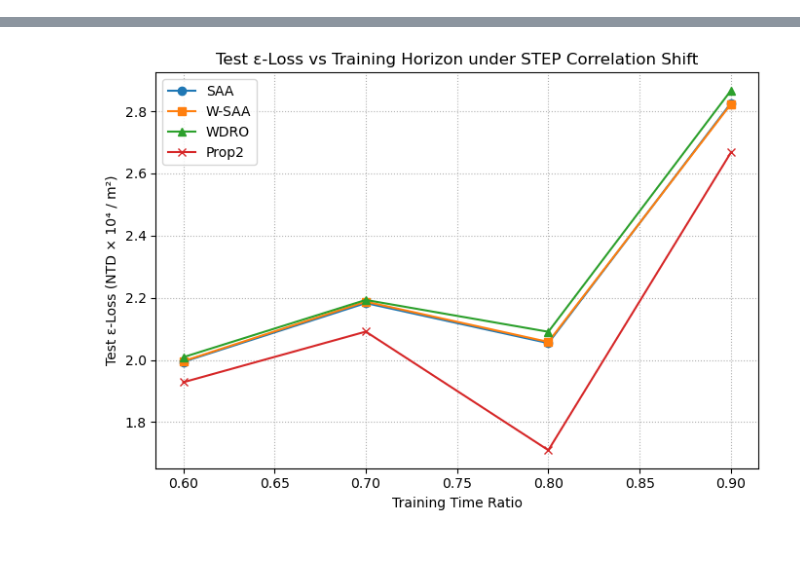
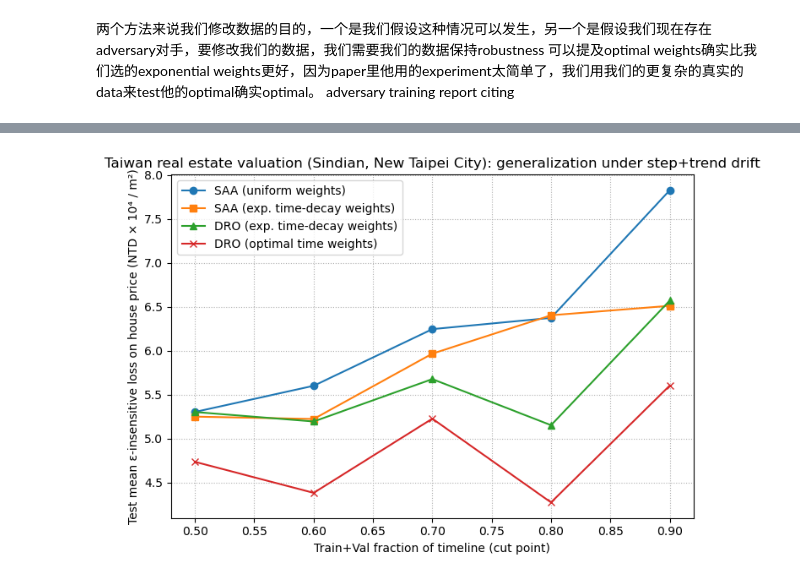
Before and after one commit to ujicrush/SP2, a Jupyter notebook: real estate problem_test for noise.ipynb, the cells around one changed output, grey strips where cells are left out. Saved outputs shown, nothing was run; the diff lists cells and outputs as text; code cells hidden in the pictures; blank space fills up the shorter version.

```diff
--- a/real estate problem_test for noise.ipynb
+++ b/real estate problem_test for noise.ipynb
@@ -189,6 +189,10 @@ def load_real_excel_dataset(path):
     return X, y_m2, time_index
 
 X_raw, y_real, time_index_all = load_real_excel_dataset("Real estate valuation data set.xlsx")
+# %% [markdown]
+两个方法来说我们修改数据的目的，一个是我们假设这种情况可以发生，另一个是假设我们现在存在adversary对手，要修改我们的数据，我们需要我们的数据保持robustness
+可以提及optimal weights确实比我们选的exponential weights更好，因为paper里他用的experiment太简单了，我们用我们的更复杂的真实的data来test他的optimal确实optimal。
+adversary training report citing
 # %%
 # ----- base labels (no drift) -----
 y_base = y_real.copy()   # <-- make sure y_real here is the ORIGINAL real label (no drift)
@@ -217,7 +221,7 @@ T_total = len(all_times)
 # 0. Hyperparameter grid
 # ================================
 epsilon = 1
-time_ratios = [0.6, 0.7, 0.8, 0.9]
+time_ratios = [0.5, 0.6, 0.7, 0.8, 0.9]
 rho_list    = np.logspace(-4, 1, num=10)
 decay_list  = [0.65, 0.75, 0.85, 0.95]
 
@@ -248,8 +252,8 @@ for ratio in time_ratios:
     # ------------------------------------------------
     # 1.5 Inject STEP correlation drift AFTER split
     # ------------------------------------------------
-    strength_train = 0.5
-    strength_test  = 1.0
+    strength_train = 1.5
+    strength_test  = 3.0
     feature_id = 2
 
     # fixed stats (already computed above, but make them numerically safe)
@@ -528,13 +532,16 @@ for ratio in time_ratios:
 ratios = np.array(results["ratio"])
 
 plt.figure(figsize=(7, 5))
-plt.plot(ratios, results["SAA"],   marker="o", label="SAA")
-plt.plot(ratios, results["W-SAA"], marker="s", label="W-SAA")
-plt.plot(ratios, results["WDRO"],  marker="^", label="WDRO")
-plt.plot(ratios, results["Prop2"], marker="x", label="Prop2")
-plt.xlabel("Training Time Ratio")
-plt.ylabel("Test ε-Loss (NTD × 10⁴ / m²)")
-plt.title("Test ε-Loss vs Training Horizon under STEP Correlation Shift")
+
+plt.plot(ratios, results["SAA"],   marker="o", label="SAA (uniform weights)")
+plt.plot(ratios, results["W-SAA"], marker="s", label="SAA (exp. time-decay weights)")
+plt.plot(ratios, results["WDRO"],  marker="^", label="DRO (exp. time-decay weights)")
+plt.plot(ratios, results["Prop2"], marker="x", label="DRO (optimal time weights)")
+
+plt.xlabel("Train+Val fraction of timeline (cut point)")
+plt.ylabel("Test mean ε-insensitive loss on house price (NTD × 10⁴ / m²)")
+plt.title("Taiwan real estate valuation (Sindian, New Taipei City): generalization under step+trend drift")
+
 plt.legend()
 plt.grid(True, linestyle=":")
 plt.tight_layout()
@@ -560 +567 @@ Test samples     : 189
-[figure, old version]
+[figure, new version]
```
Also changed, not shown: parts of 1 cell of this notebook, 9 other files.
